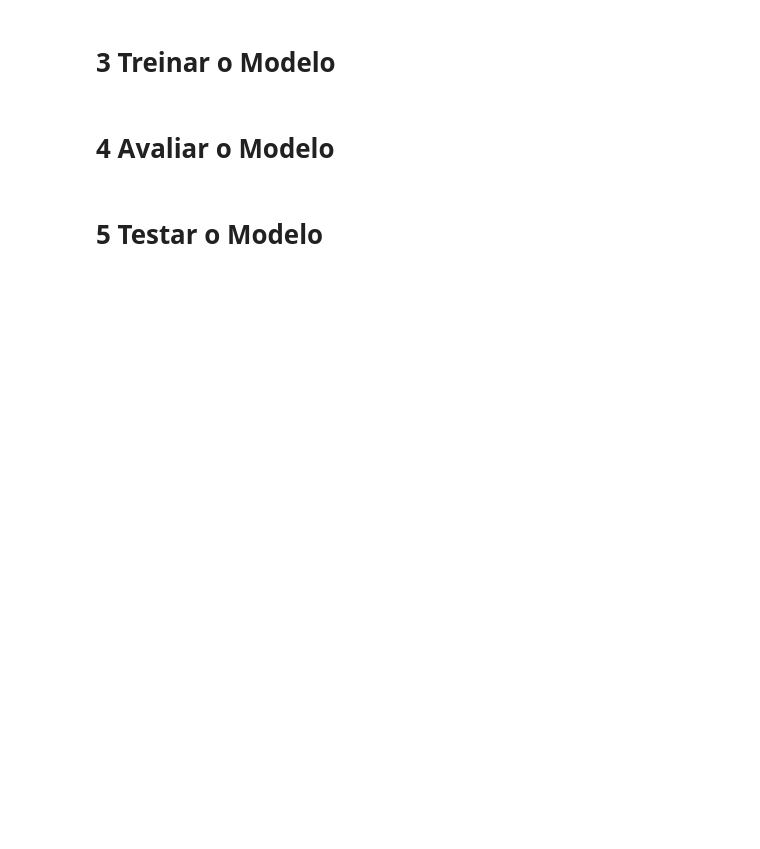
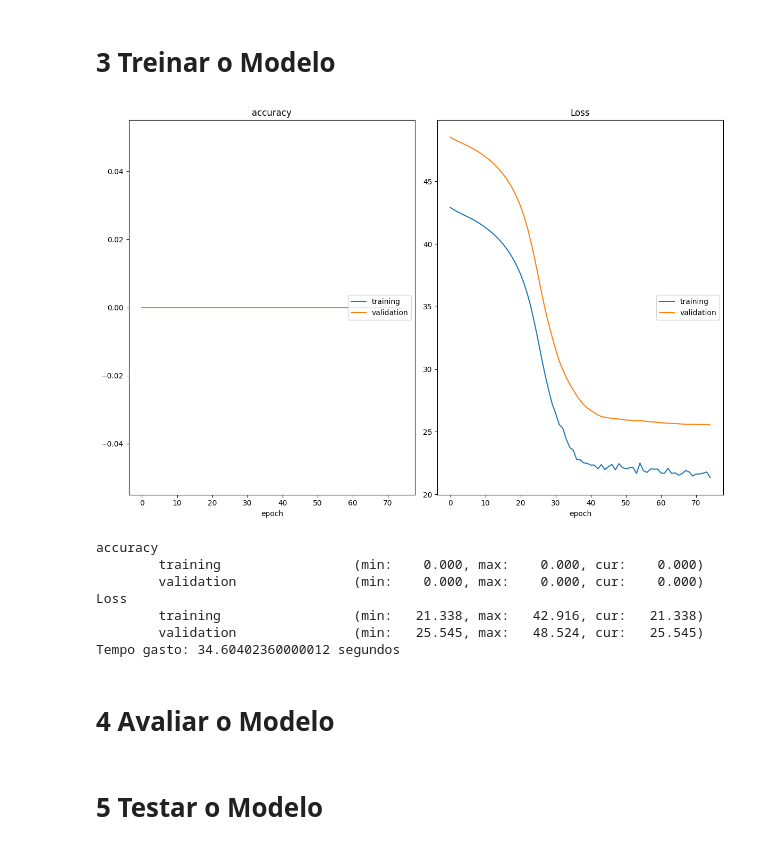
Before and after one commit to hugo-baptista/imag-deep-learning, a Jupyter notebook: new_res.ipynb, the cells around one changed output. Drawn from its saved outputs; the diff is of its cells as text; code cells hidden in the pictures; blank space fills up the shorter version.

```diff
--- a/new_res.ipynb
+++ b/new_res.ipynb
@@ -62,7 +63,9 @@ PATH_TRAIN_IMG = './data/train_data.mat'
 PATH_TEST_CSV = './data/test.csv'
 PATH_TEST_IMG = './data/test_data.mat'
 
-BATCH_SIZE = 32
+EPOCHS = 75
+BATCH_SIZE = 30
+LEARNING_RATE = 0.001
 
 device = torch.device("cuda")
 # %% [markdown]
@@ -299,3 +480,30 @@ Complete:
+# %%
+################ DADOS ################
+train_dl, val_dl, train_dl_all, val_dl_all, num = prepare_train_data_loaders('./processed-data/train_relations_data.csv')
+####### CNNModelCompleteNotNull #######
+model = MLP(num)
+model.cuda()
+device = torch.device("cuda")
+
+
+############### TREINAR ###############
+# criterion = nn.MSELoss()
+criterion = nn.L1Loss()
+optimizer = SGD(model.parameters(), lr=LEARNING_RATE)
+# optimizer = Adam(model.parameters(), lr=LEARNING_RATE)
+starttime = time.perf_counter()
+train_model('./models/CNNModelCompleteNotNull.pth', train_dl, val_dl, model, criterion, optimizer)
+endtime = time.perf_counter()
+print(f"Tempo gasto: {endtime - starttime} segundos")
+# %% [output]
+[figure, added]
+accuracy
+        training                 (min:    0.000, max:    0.000, cur:    0.000)
+        validation               (min:    0.000, max:    0.000, cur:    0.000)
+Loss
+        training                 (min:   21.338, max:   42.916, cur:   21.338)
+        validation               (min:   25.545, max:   48.524, cur:   25.545)
+Tempo gasto: 34.60402360000012 segundos
 # %% [markdown]
 # 4 Avaliar o Modelo
 # %% [markdown]
```
Also changed, not shown: parts of 8 cells of this notebook, 4 other files.
